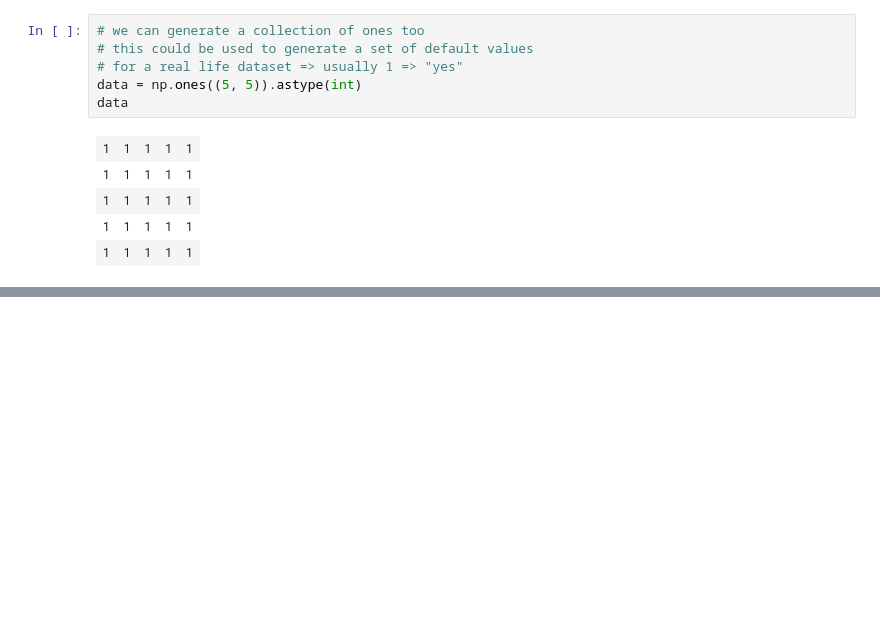
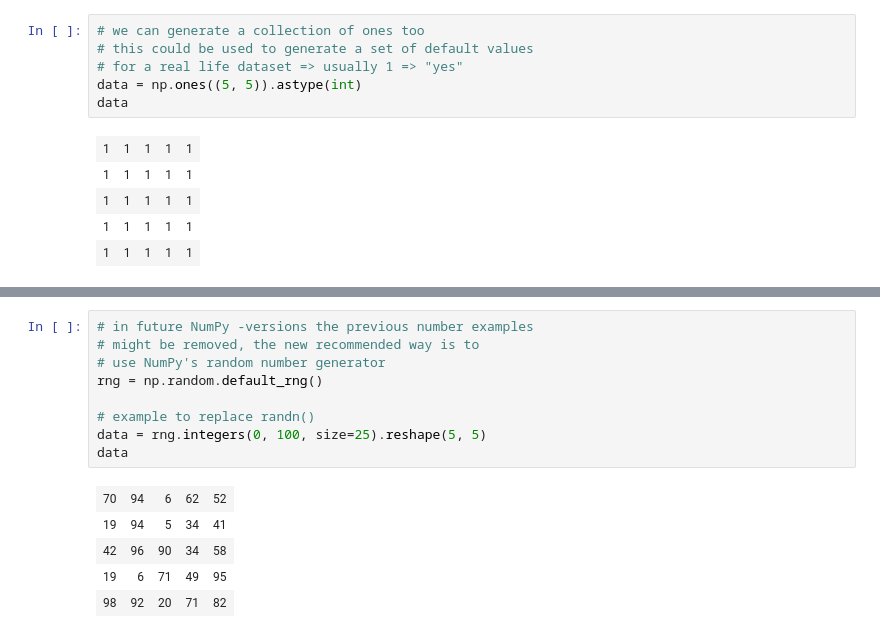
Before and after one commit to tuomasvaltanenLUAS/DataAnalytics2026, a Jupyter notebook: lecture2_numpy/numpy_examples1.ipynb, the cells around one changed output, grey strips where cells are left out. Saved outputs shown, nothing was run; the diff lists cells and outputs as text; blank space fills up the shorter version.

```diff
--- a/lecture2_numpy/numpy_examples1.ipynb
+++ b/lecture2_numpy/numpy_examples1.ipynb
@@ -172,0 +262,15 @@ data
+# %%
+# in future NumPy -versions the previous number examples
+# might be removed, the new recommended way is to
+# use NumPy's random number generator
+rng = np.random.default_rng()
+
+# example to replace randn()
+data = rng.integers(0, 100, size=25).reshape(5, 5)
+data
+# %% [output]
+| 70 | 94 | 6 | 62 | 52 |
+| 19 | 94 | 5 | 34 | 41 |
+| 42 | 96 | 90 | 34 | 58 |
+| 19 | 6 | 71 | 49 | 95 |
+| 98 | 92 | 20 | 71 | 82 |
```
Also changed, not shown: parts of 7 cells of this notebook.
